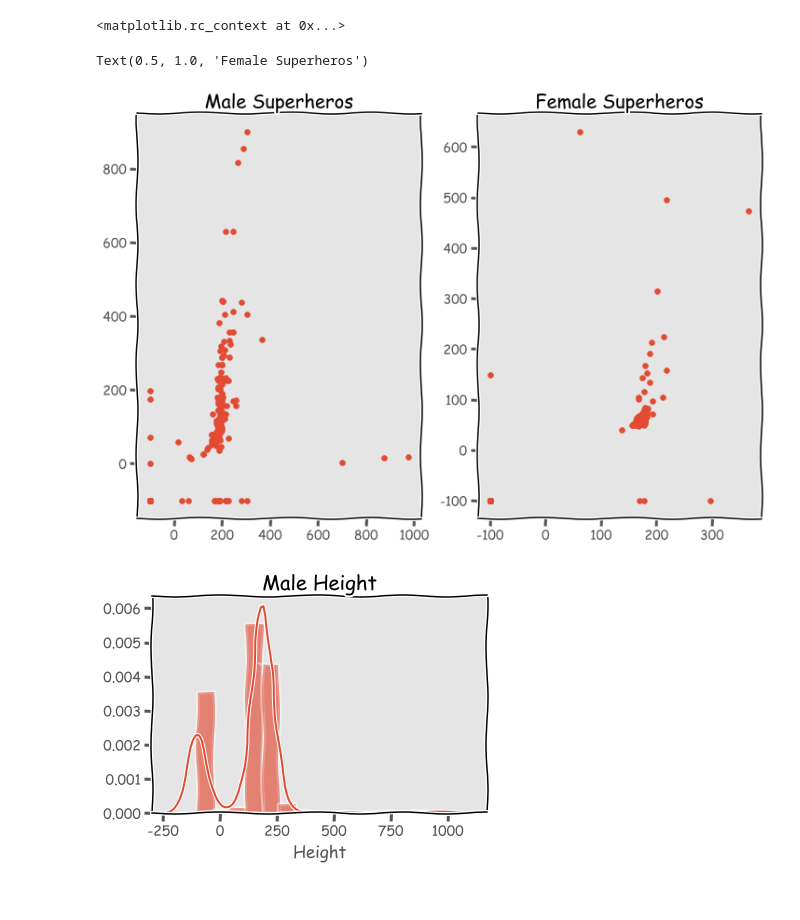
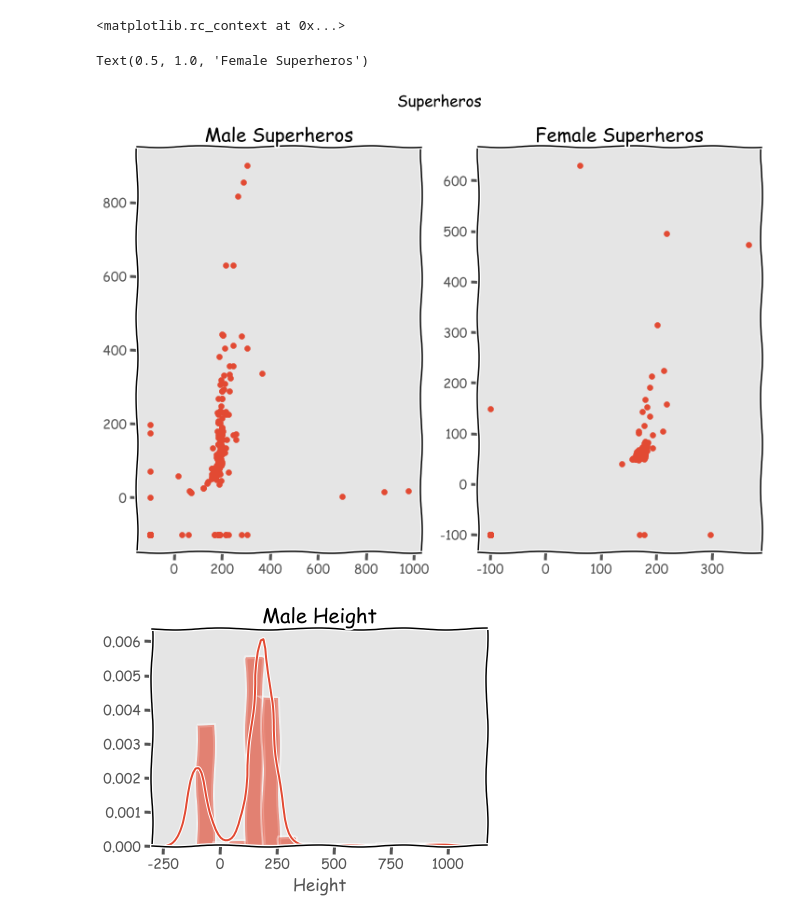
Before and after one commit to ksis1st/dsc-data-cleaning-project-onl01-dtsc-pt-070620, a Jupyter notebook: Project 5 Rough.ipynb, the cells around one changed output. Saved outputs shown, nothing was run; the diff lists cells and outputs as text; code cells hidden in the pictures.

```diff
--- a/Project 5 Rough.ipynb
+++ b/Project 5 Rough.ipynb
@@ -371,17 +368,18 @@ plt.xkcd()
 <matplotlib.rc_context at 0x...>
 # %%
 fig = plt.figure(figsize = (12, 8))
+fig.suptitle('Superheros')
 
 axl = plt.subplot(1, 2, 1)
 plt.scatter(df_male['Height'], df_male['Weight'])
 axl.set_title('Male Superheros')
 
 ax2 = plt.subplot(1, 2, 2) # just changed name of axis from ax1 to ax2 and plt number from 1 to 2
 plt.scatter(df_female['Height'], df_female['Weight'])
 ax2.set_title('Female Superheros')
 # %% [output]
 Text(0.5, 1.0, 'Female Superheros')
-[figure, old version]
+[figure, new version]
 # %%
 def show_distplot(dataframe, gender, column_name):
     sns.distplot(dataframe[column_name])
```
Also changed, not shown: parts of 8 cells of this notebook.
